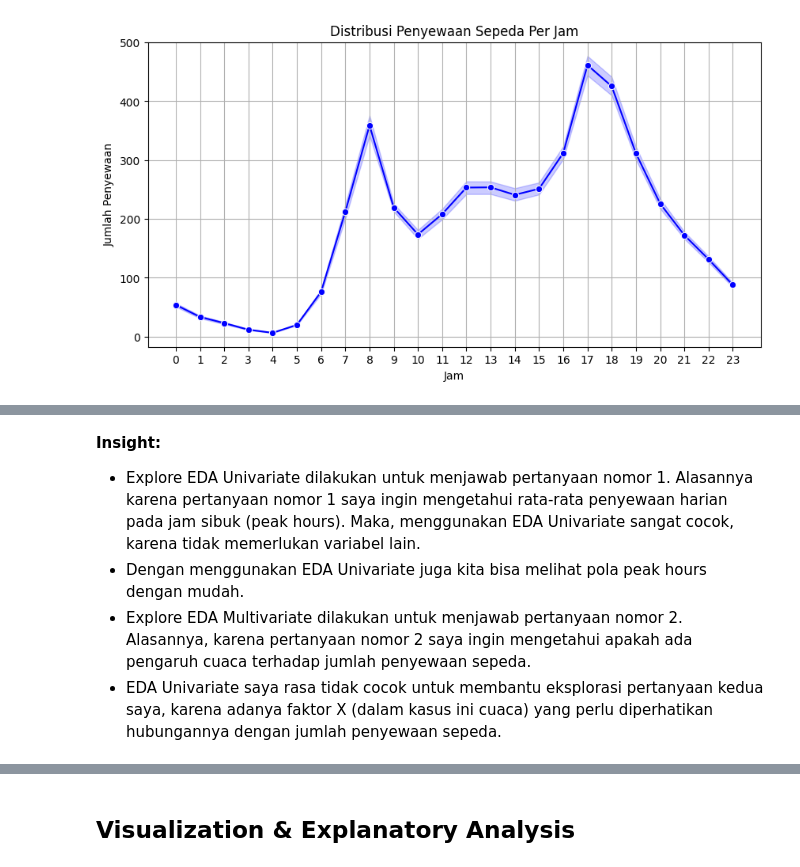
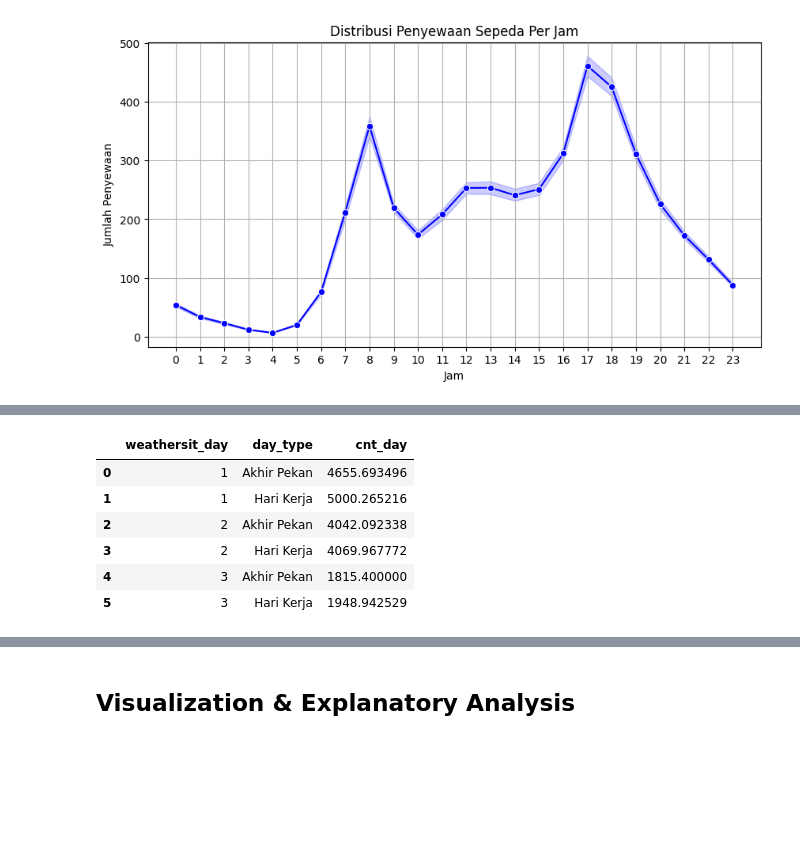
Before and after one commit to tsyaslsbl/Proyek_Analisis_Data, a Jupyter notebook: Notebook.ipynb, the cells around one changed output, grey strips where cells are left out. Cells and saved outputs as stored; diff of their text form; code cells hidden in the pictures; blank space fills up the shorter version.

```diff
--- a/Notebook.ipynb
+++ b/Notebook.ipynb
@@ -186,6 +257,0 @@ plt.show()
-# %% [markdown]
-**Insight:**
-- Explore EDA Univariate dilakukan untuk menjawab pertanyaan nomor 1. Alasannya karena pertanyaan nomor 1 saya ingin mengetahui rata-rata penyewaan harian pada jam sibuk (peak hours). Maka, menggunakan EDA Univariate sangat cocok, karena tidak memerlukan variabel lain.
-- Dengan menggunakan EDA Univariate juga kita bisa melihat pola peak hours dengan mudah.
-- Explore EDA Multivariate dilakukan untuk menjawab pertanyaan nomor 2. Alasannya, karena pertanyaan nomor 2 saya ingin mengetahui apakah ada pengaruh cuaca terhadap jumlah penyewaan sepeda.
-- EDA Univariate saya rasa tidak cocok untuk membantu eksplorasi pertanyaan kedua saya, karena adanya faktor X (dalam kasus ini cuaca) yang perlu diperhatikan hubungannya dengan jumlah penyewaan sepeda.
@@ -191,0 +261,13 @@ plt.show()
+# %%
+# Mengelompokkan data berdasarkan cuaca dan kategori hari
+weather_analysis = data_gabungan.groupby(["weathersit_day", "day_type"])["cnt_day"].mean().reset_index()
+
+weather_analysis
+# %% [output]
+|  | weathersit_day | day_type | cnt_day |
+| 0 | 1 | Akhir Pekan | 4655.693496 |
+| 1 | 1 | Hari Kerja | 5000.265216 |
+| 2 | 2 | Akhir Pekan | 4042.092338 |
+| 3 | 2 | Hari Kerja | 4069.967772 |
+| 4 | 3 | Akhir Pekan | 1815.400000 |
+| 5 | 3 | Hari Kerja | 1948.942529 |
```
Also changed, not shown: parts of 19 cells of this notebook, 2 other files.
